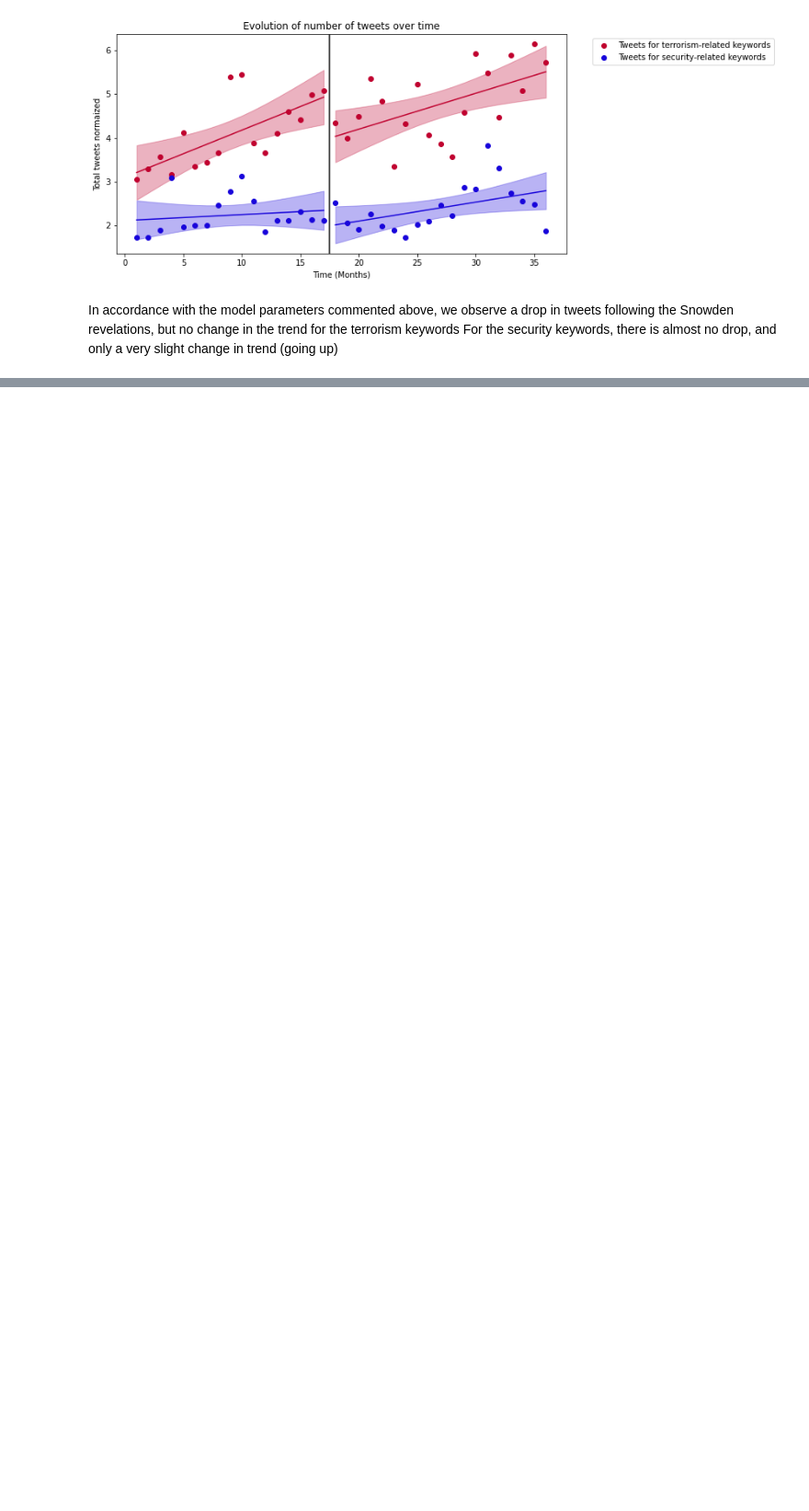
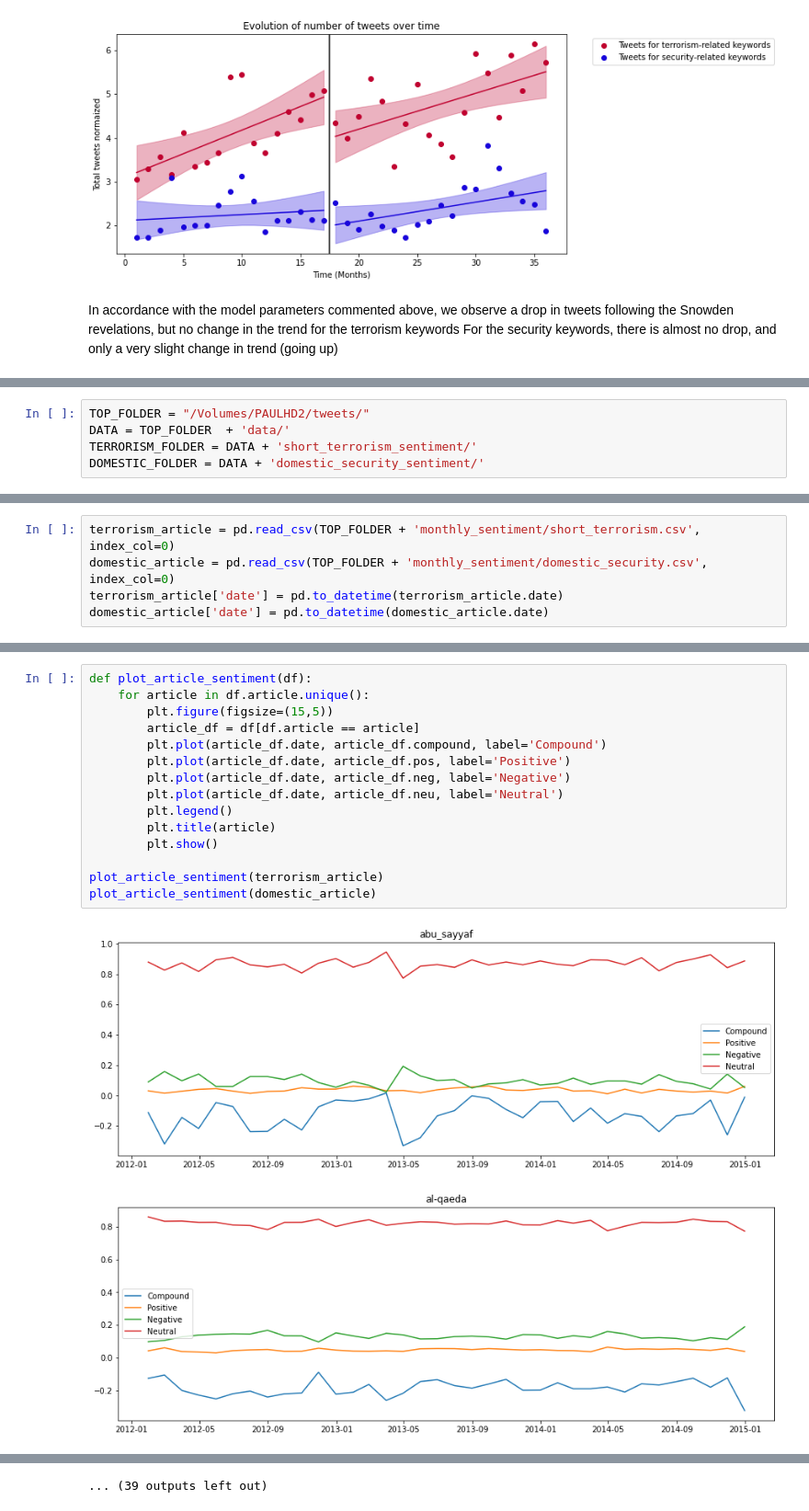
Before and after one commit to JulienVig/CS-401-Tweet-Analysis, a Jupyter notebook: tweet_analysis.ipynb, the cells around one changed output, grey strips where cells are left out. Shown at 92% size. Cells and saved outputs as stored; diff of their text form; blank space fills up the shorter version.

Commit message:
Started Sentiment analysis

```diff
--- a/tweet_analysis.ipynb
+++ b/tweet_analysis.ipynb
@@ -337,0 +378,5 @@ For the security keywords, there is almost no drop, and only a very slight chang
+# %%
+TOP_FOLDER = "/Volumes/PAULHD2/tweets/"
+DATA = TOP_FOLDER  + 'data/'
+TERRORISM_FOLDER = DATA + 'short_terrorism_sentiment/'
+DOMESTIC_FOLDER = DATA + 'domestic_security_sentiment/'
@@ -337,0 +402,5 @@ For the security keywords, there is almost no drop, and only a very slight chang
+# %%
+terrorism_article = pd.read_csv(TOP_FOLDER + 'monthly_sentiment/short_terrorism.csv', index_col=0)
+domestic_article = pd.read_csv(TOP_FOLDER + 'monthly_sentiment/domestic_security.csv', index_col=0)
+terrorism_article['date'] = pd.to_datetime(terrorism_article.date)
+domestic_article['date'] = pd.to_datetime(domestic_article.date)
@@ -337,0 +423,18 @@ For the security keywords, there is almost no drop, and only a very slight chang
+# %%
+def plot_article_sentiment(df):
+    for article in df.article.unique():
+        plt.figure(figsize=(15,5))
+        article_df = df[df.article == article]
+        plt.plot(article_df.date, article_df.compound, label='Compound')
+        plt.plot(article_df.date, article_df.pos, label='Positive')
+        plt.plot(article_df.date, article_df.neg, label='Negative')
+        plt.plot(article_df.date, article_df.neu, label='Neutral')
+        plt.legend()
+        plt.title(article)
+        plt.show()
+
+plot_article_sentiment(terrorism_article)
+plot_article_sentiment(domestic_article)
+# %% [output]
+[figure, added]
+[figure, added]
@@ -337,0 +451 @@ For the security keywords, there is almost no drop, and only a very slight chang
+... (39 outputs left out)
```
Also changed, not shown: parts of 22 cells of this notebook, 2 other files.
